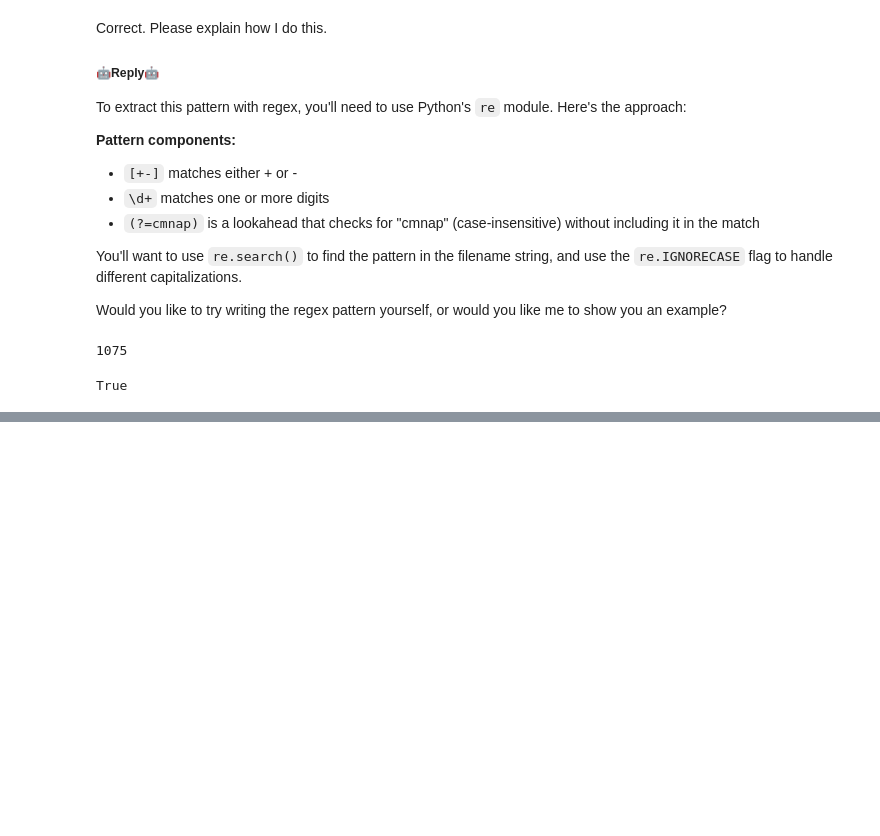
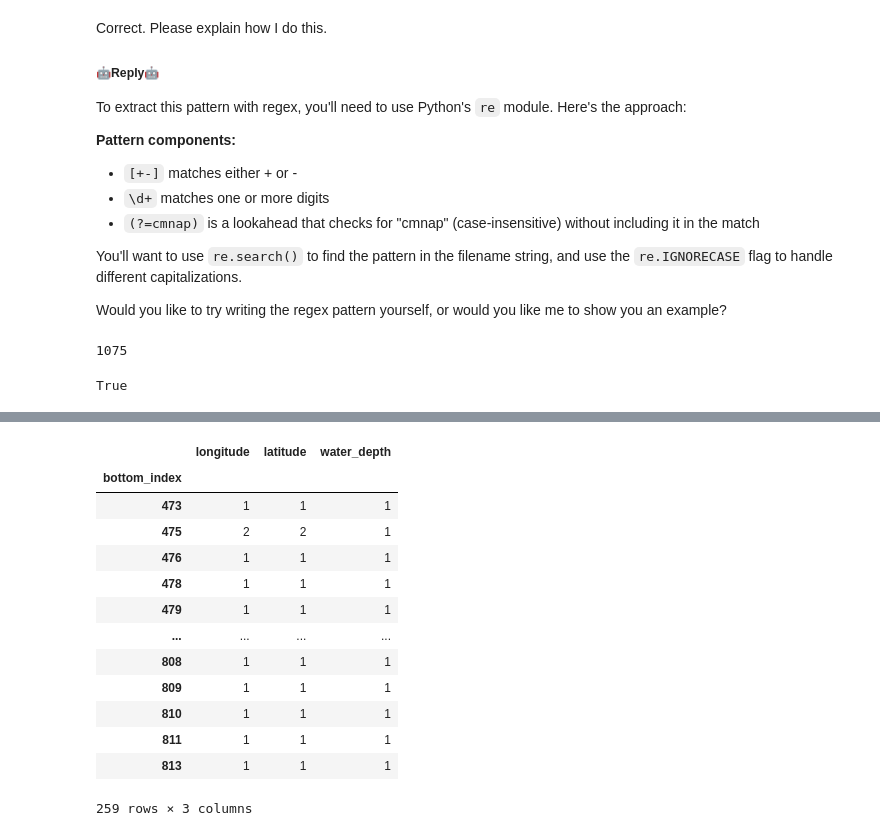
Before and after one commit to Hopsakee/sonar2csv_shape, a Jupyter notebook: nbs/00_core.ipynb, the cells around one changed output, grey strips where cells are left out. Drawn from its saved outputs; the diff is of its cells as text; code cells hidden in the pictures; blank space fills up the shorter version.

```diff
--- a/nbs/00_core.ipynb
+++ b/nbs/00_core.ipynb
@@ -337,0 +382,17 @@ Which one appeals to you more for your use case?
+# %%
+sl2data.df[sl2data.df['survey']=="primary"].groupby('bottom_index')[['longitude', 'latitude', 'water_depth']].nunique()
+# %% [output]
+|  | longitude | latitude | water_depth |
+| bottom_index |  |  |  |
+| 473 | 1 | 1 | 1 |
+| 475 | 2 | 2 | 1 |
+| 476 | 1 | 1 | 1 |
+| 478 | 1 | 1 | 1 |
+| 479 | 1 | 1 | 1 |
+| ... | ... | ... | ... |
+| 808 | 1 | 1 | 1 |
+| 809 | 1 | 1 | 1 |
+| 810 | 1 | 1 | 1 |
+| 811 | 1 | 1 | 1 |
+| 813 | 1 | 1 | 1 |
+259 rows × 3 columns
```
Also changed, not shown: parts of 21 cells of this notebook, 2 other files.
